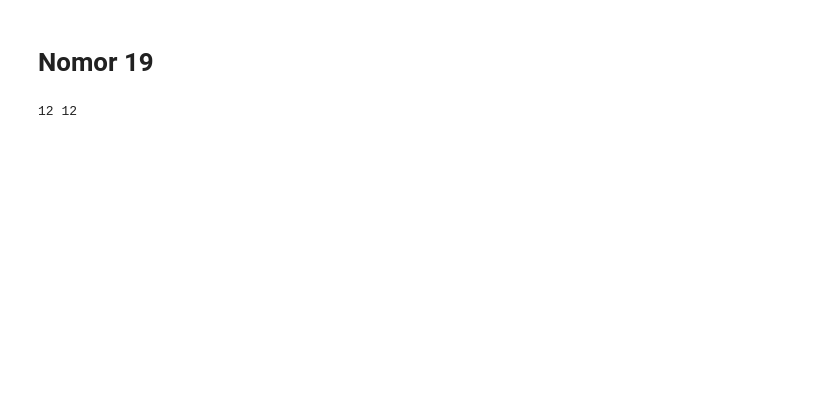
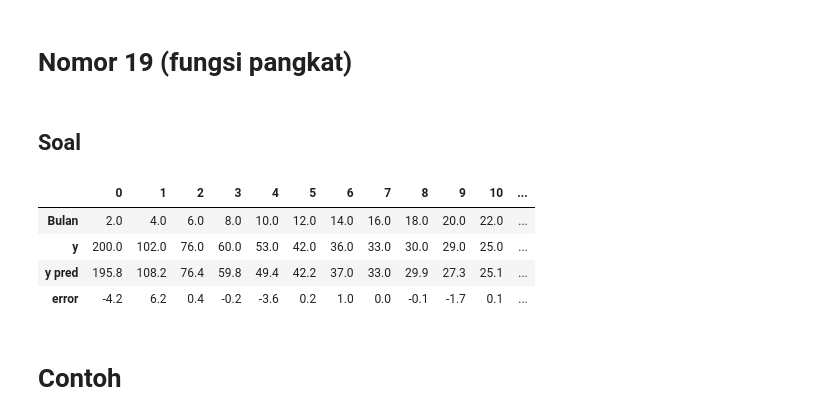
Before and after one commit to RendiZein/Metode-Rekayasa-Komputasi, a Jupyter notebook: Least_Square_Method.ipynb, the cells around one changed output. Drawn from its saved outputs; the diff is of its cells as text; code cells hidden in the pictures; blank space fills up the shorter version.

```diff
--- a/Least_Square_Method.ipynb
+++ b/Least_Square_Method.ipynb
@@ -28,0 +157,4 @@ print(len(x), len(y))
+# %%
+x = np.linspace(0,10,11)
+y = [300,323,360,345,370,401,450,435,560,555,670]
+eksponensial(x,y)
@@ -29,8 +167,37 @@ print(len(x), len(y))
 # %% [markdown]
-# Nomor 19
+# Nomor 19 (fungsi pangkat)
+# %%
+def fungsi_pangkat(x,y):
+  N = len(x)
+  sum_lntj=np.sum([np.log(j) for j in x])
+  sum_lntj2=np.sum([(np.log(j))**2 for j in x])
+  sum_lnyj=np.sum([np.log(j) for j in y])
+  sum_lntjlnyj=np.sum([np.log(j)*np.log(y[i]) for i,j in enumerate(x)])
+  a0=np.exp(((sum_lnyj*sum_lntj2)-(sum_lntj*sum_lntjlnyj))\
+            /((N*sum_lntj2)-(sum_lntj**2)))
+  a1=((N*sum_lntjlnyj)-(sum_lntj*sum_lnyj))\
+  /((N*sum_lntj2)-(sum_lntj**2))
+  ft=lambda x:a0*(x**a1)
+  yr=[ft(t) for t in x]
+  error=[j-y[i] for i,j in enumerate(yr)]
+  df = pd.DataFrame(list(zip(x,y,yr,error)),
+                    columns =['Bulan','y','y pred','error'])
+  # df['Bulan']=df['Bulan'].apply(lambda x: round(x,0))
+  df['y']=df['y'].apply(lambda x: round(x,0))
+  df['y pred']=df['y pred'].apply(lambda x: round(x,1))
+  df['error']=df['error'].apply(lambda x: round(x,1))
+  display(df.T)
+# %% [markdown]
+## Soal
 # %%
 x = np.linspace(2,24,12)
 y = [200,102,76,60,53,42,36,33,30,29,25,22]
-print(len(x), len(y))
+fungsi_pangkat(x,y)
 # %% [output]
-12 12
+|  | 0 | 1 | 2 | 3 | 4 | 5 | 6 | 7 | 8 | 9 | 10 | ... |
+| Bulan | 2.0 | 4.0 | 6.0 | 8.0 | 10.0 | 12.0 | 14.0 | 16.0 | 18.0 | 20.0 | 22.0 | ... |
+| y | 200.0 | 102.0 | 76.0 | 60.0 | 53.0 | 42.0 | 36.0 | 33.0 | 30.0 | 29.0 | 25.0 | ... |
+| y pred | 195.8 | 108.2 | 76.4 | 59.8 | 49.4 | 42.2 | 37.0 | 33.0 | 29.9 | 27.3 | 25.1 | ... |
+| error | -4.2 | 6.2 | 0.4 | -0.2 | -3.6 | 0.2 | 1.0 | 0.0 | -0.1 | -1.7 | 0.1 | ... |
+# %% [markdown]
+# Contoh
```
Also changed, not shown: parts of 20 cells of this notebook.
